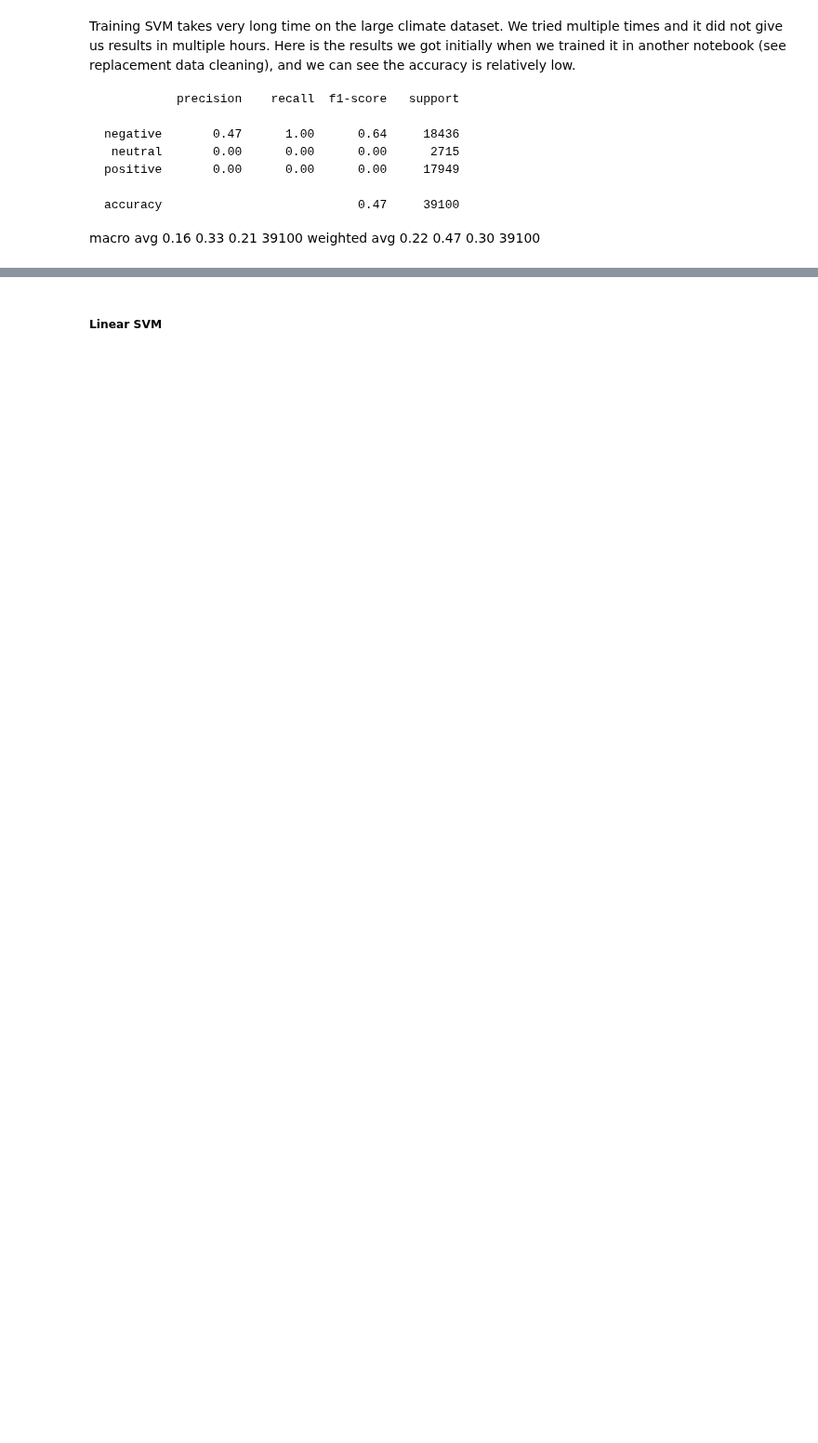
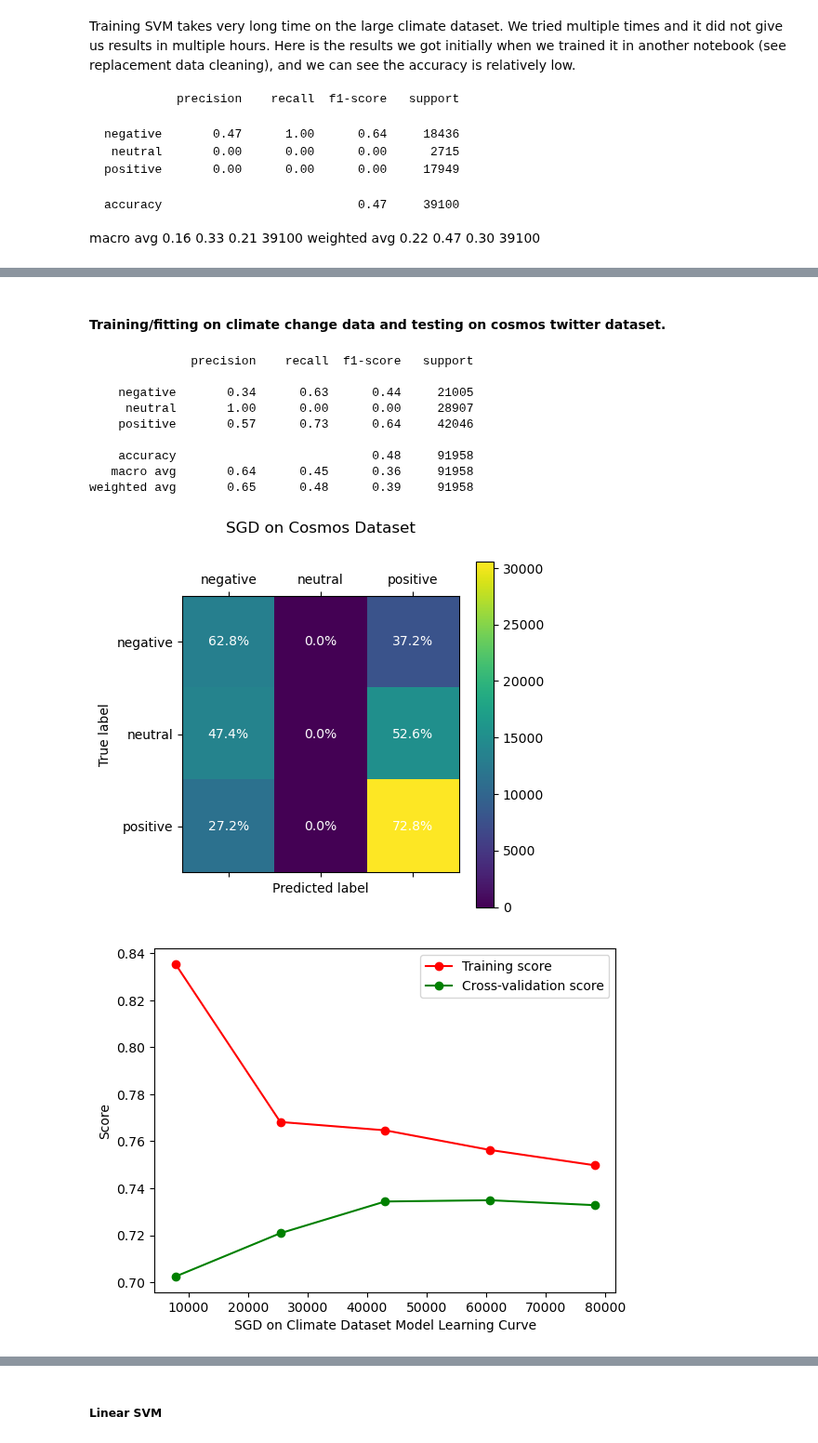
Before and after one commit to COGS118A/Group026-Wi23, a Jupyter notebook: COGS118A model training.ipynb, the cells around one changed output, grey strips where cells are left out. Shown at 93% size. Saved outputs shown, nothing was run; the diff lists cells and outputs as text; code cells hidden in the pictures; blank space fills up the shorter version.

Commit message:
testing

```diff
--- a/COGS118A model training.ipynb
+++ b/COGS118A model training.ipynb
@@ -28,6 +28,23 @@ def train_model(dataset_path):
     X_train = tf_transformer.transform(X_train)
 
     return X_train, Y_train, X_test, Y_test, countVectorizer, tf_transformer
+# %%
+from matplotlib import pyplot as plt
+from sklearn.model_selection import train_test_split
+from sklearn.feature_extraction.text import CountVectorizer, TfidfTransformer
+
+def train_model2(dataset_path1, dataset_path2):
+    X, Y_train = load_data(dataset_path1)
+
+    countVectorizer = CountVectorizer()
+    X_train = countVectorizer.fit_transform(X)
+
+    tf_transformer = TfidfTransformer(use_idf=False).fit(X_train)
+    X_train = tf_transformer.transform(X_train)
+
+    X_test, Y_test = load_data(dataset_path2)
+
+    return X_train, Y_train, X_test, Y_test, countVectorizer, tf_transformer
 # %%
 from sklearn import metrics
 
@@ -630,0 +682,28 @@ weighted avg       0.74      0.74      0.73     39100
+# %% [markdown]
+#### Training/fitting on climate change data and testing on cosmos twitter dataset.
+# %%
+from sklearn.linear_model import SGDClassifier
+
+cosmos_twitter_path = 'en_cosmos_twitter_df.csv'
+
+X_train, Y_train, X_test, Y_test, countVectorizer, tf_transformer = train_model2(climate_dataset_path, cosmos_twitter_path)
+
+clf_sdg_climate = SGDClassifier(loss="hinge", penalty="l2", max_iter=5).fit(X_train, Y_train)
+
+sdg_climate_report = test_model(clf_sdg_climate, X_test, Y_test, countVectorizer, tf_transformer)
+
+plot_confusion_matrix(clf_sdg_climate, X_test, Y_test, 'SGD on Cosmos Dataset', countVectorizer, tf_transformer)
+
+plot_learning_curve(clf_sdg_climate, X_train, Y_train, 'SGD on Climate Dataset')
+# %% [output]
+              precision    recall  f1-score   support
+
+    negative       0.34      0.63      0.44     21005
+     neutral       1.00      0.00      0.00     28907
+    positive       0.57      0.73      0.64     42046
+
+    accuracy                           0.48     91958
+   macro avg       0.64      0.45      0.36     91958
+weighted avg       0.65      0.48      0.39     91958
+[figure, added]
+[figure, added]
```
Also changed, not shown: parts of 24 cells of this notebook.
